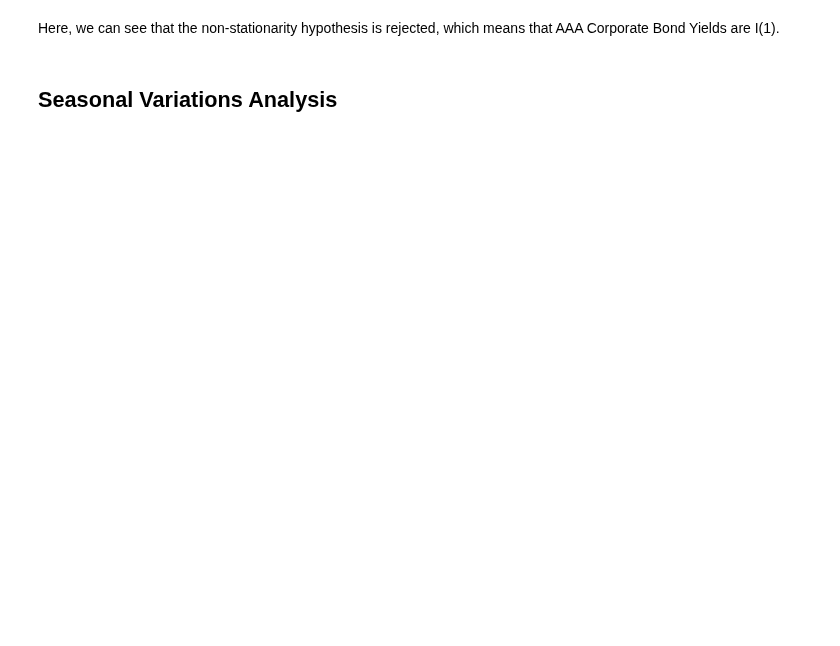
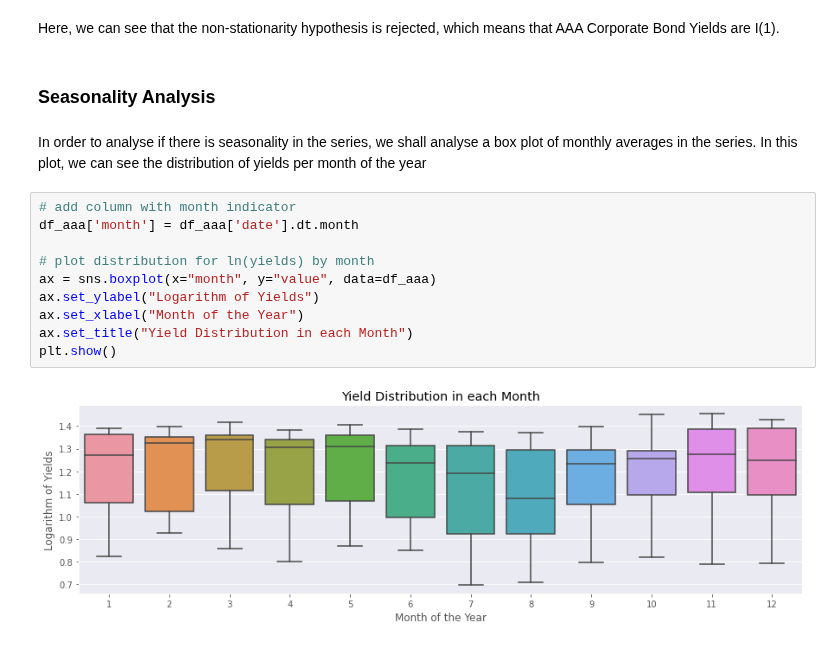
Before and after one commit to daniel-deutsch/FTD, a Jupyter notebook: Econometrics/EA1/main.ipynb, the cells around one changed output. Cells and saved outputs as stored; diff of their text form; blank space fills up the shorter version.

```diff
--- a/Econometrics/EA1/main.ipynb
+++ b/Econometrics/EA1/main.ipynb
@@ -228,4 +171,18 @@ strong multicollinearity or other numerical problems.
 # %% [markdown]
 Here, we can see that the non-stationarity hypothesis is rejected, which means that AAA Corporate Bond Yields are I(1).
 # %% [markdown]
-## Seasonal Variations Analysis
+### Seasonality Analysis
+# %% [markdown]
+In order to analyse if there is seasonality in the series, we shall analyse a box plot of monthly averages in the series. In this plot, we can see the distribution of yields per month of the year
+# %%
+# add column with month indicator
+df_aaa['month'] = df_aaa['date'].dt.month
+
+# plot distribution for ln(yields) by month
+ax = sns.boxplot(x="month", y="value", data=df_aaa)
+ax.set_ylabel("Logarithm of Yields")
+ax.set_xlabel("Month of the Year")
+ax.set_title("Yield Distribution in each Month")
+plt.show()
+# %% [output]
+[figure, added]
```
Also changed, not shown: parts of 37 cells of this notebook.
